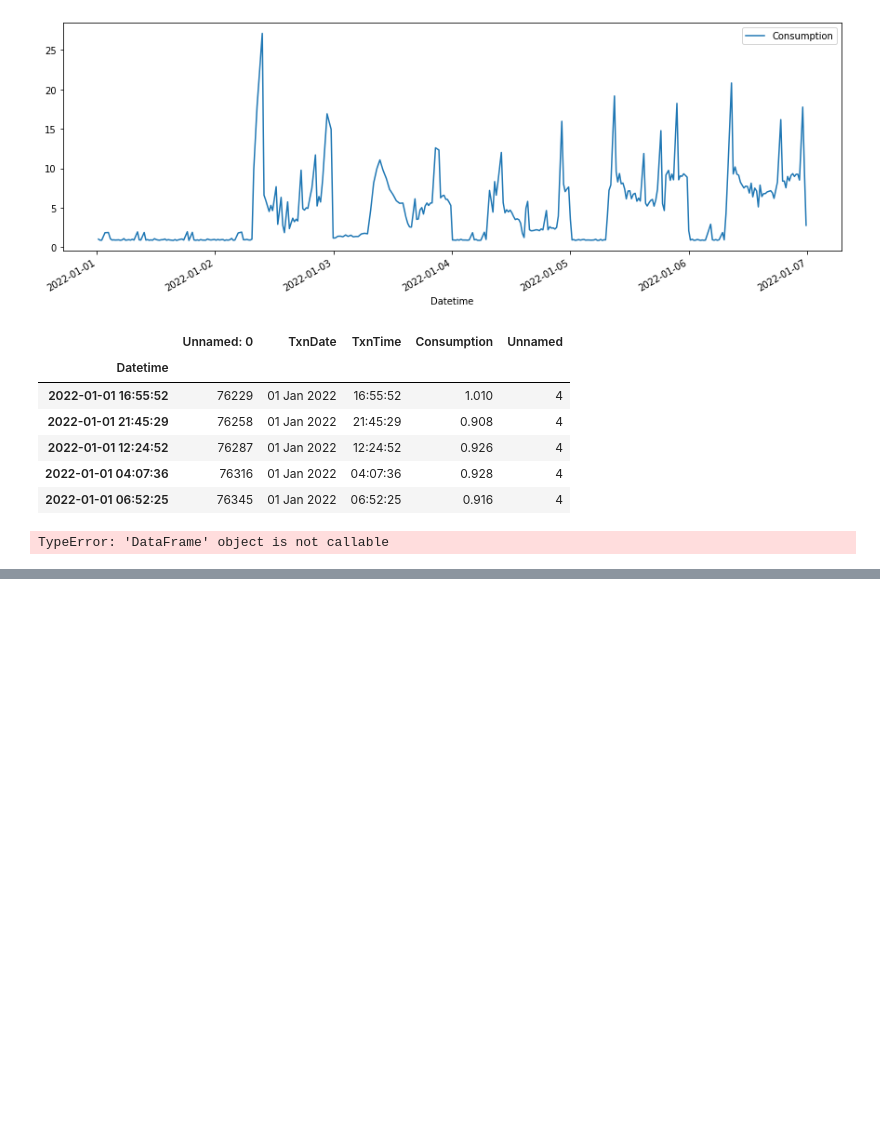
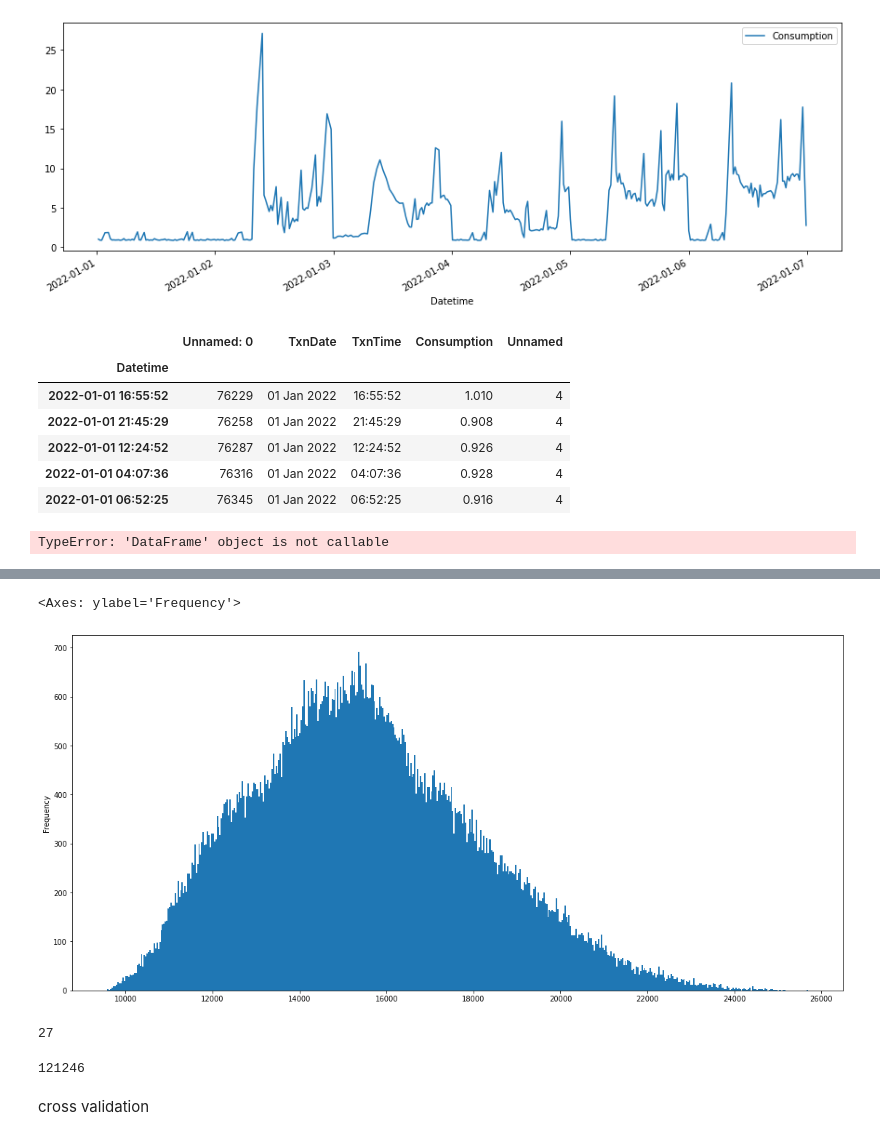
Before and after one commit to imeshGu/SmartLectureRoom, a Jupyter notebook: TimeSeries/ProcessingModel.ipynb, the cells around one changed output, grey strips where cells are left out. Saved outputs shown, nothing was run; the diff lists cells and outputs as text; code cells hidden in the pictures; blank space fills up the shorter version.

```diff
--- a/TimeSeries/ProcessingModel.ipynb
+++ b/TimeSeries/ProcessingModel.ipynb
@@ -170,0 +254,17 @@ int
+# %%
+df['AEP_MW'].plot(kind='hist',bins=500,figsize=(19,9))
+# %% [output]
+<Axes: ylabel='Frequency'>
+[figure, added]
+# %%
+#removing outliers
+len(df.query('AEP_MW > 24600'))
+# %% [output]
+27
+# %%
+df = df.query('AEP_MW < 24600').copy()
+len(df.index)
+# %% [output]
+121246
+# %% [markdown]
+cross validation
```
Also changed, not shown: parts of 35 cells of this notebook, 2 other files.
